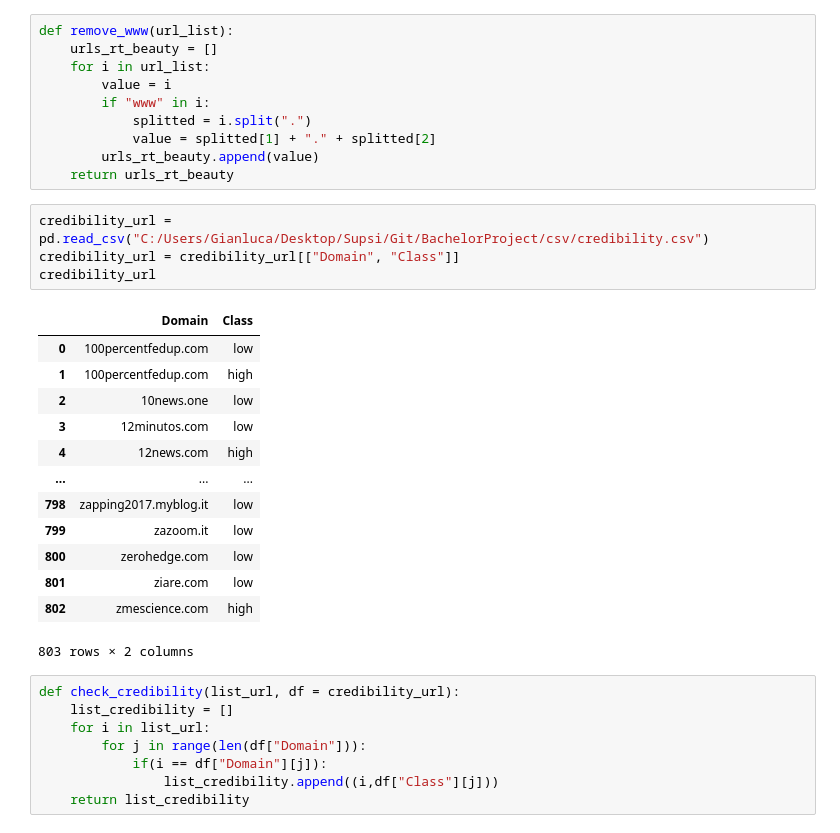
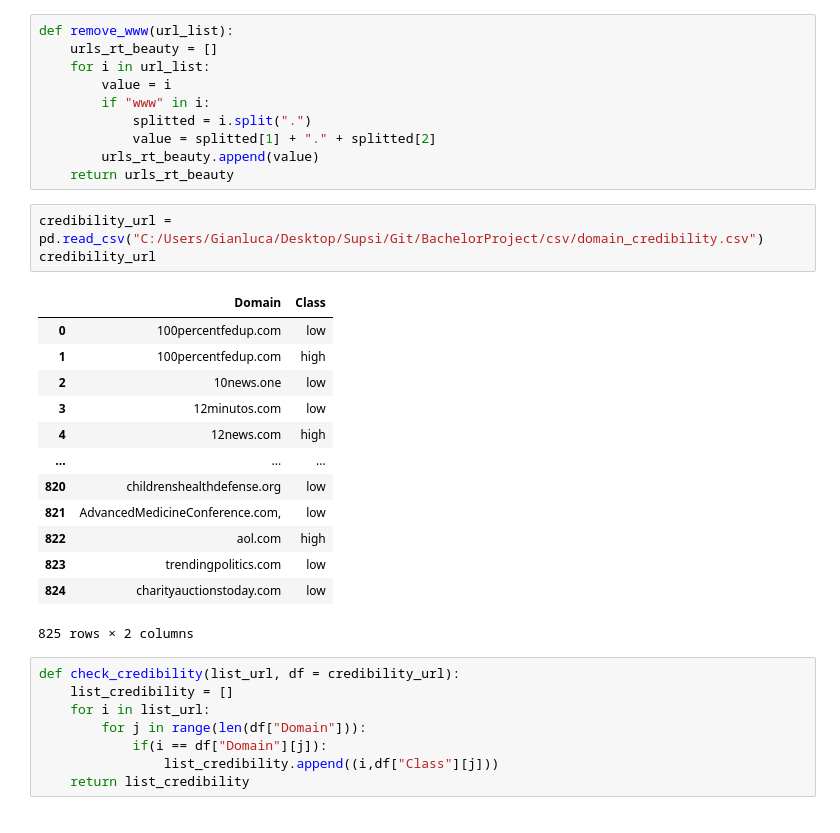
Before and after one commit to gi-ux/BachelorProject, a Jupyter notebook: notebook/Disinform_CCDH.ipynb, the cells around one changed output. Drawn from its saved outputs; the diff is of its cells as text.

```diff
--- a/notebook/Disinform_CCDH.ipynb
+++ b/notebook/Disinform_CCDH.ipynb
@@ -128,23 +128,22 @@ def remove_www(url_list):
         urls_rt_beauty.append(value)
     return urls_rt_beauty
 # %%
-credibility_url = pd.read_csv("C:/Users/Gianluca/Desktop/Supsi/Git/BachelorProject/csv/credibility.csv")
-credibility_url = credibility_url[["Domain", "Class"]]
+credibility_url = pd.read_csv("C:/Users/Gianluca/Desktop/Supsi/Git/BachelorProject/csv/domain_credibility.csv")
 credibility_url
 # %% [output]
 |  | Domain | Class |
 | 0 | 100percentfedup.com | low |
 | 1 | 100percentfedup.com | high |
 | 2 | 10news.one | low |
 | 3 | 12minutos.com | low |
 | 4 | 12news.com | high |
 | ... | ... | ... |
-| 798 | zapping2017.myblog.it | low |
-| 799 | zazoom.it | low |
-| 800 | zerohedge.com | low |
-| 801 | ziare.com | low |
-| 802 | zmescience.com | high |
+| 820 | childrenshealthdefense.org | low |
+| 821 | AdvancedMedicineConference.com, | low |
+| 822 | aol.com | high |
+| 823 | trendingpolitics.com | low |
+| 824 | charityauctionstoday.com | low |
-803 rows × 2 columns
+825 rows × 2 columns
 # %%
 def check_credibility(list_url, df = credibility_url):
     list_credibility = []
```
Also changed, not shown: parts of 24 cells of this notebook, 1 other file.
